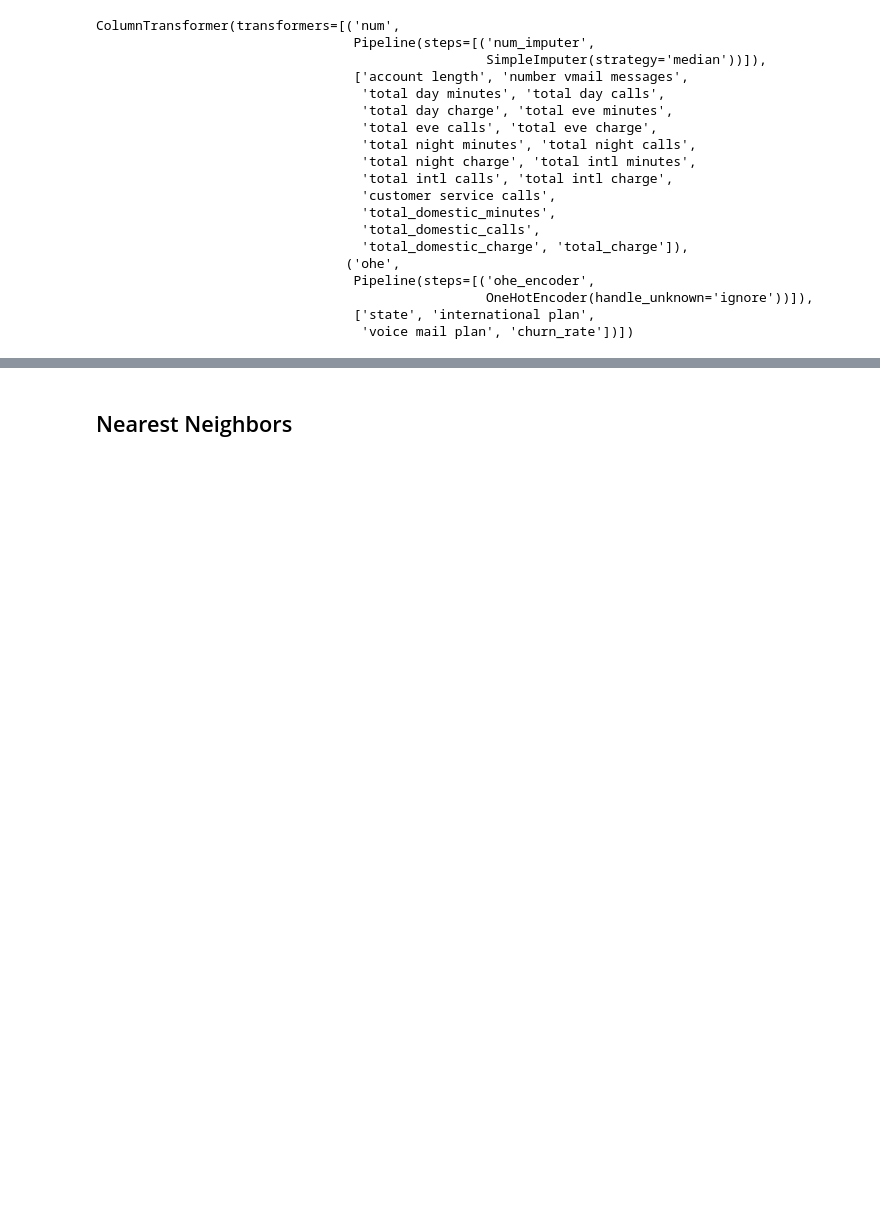
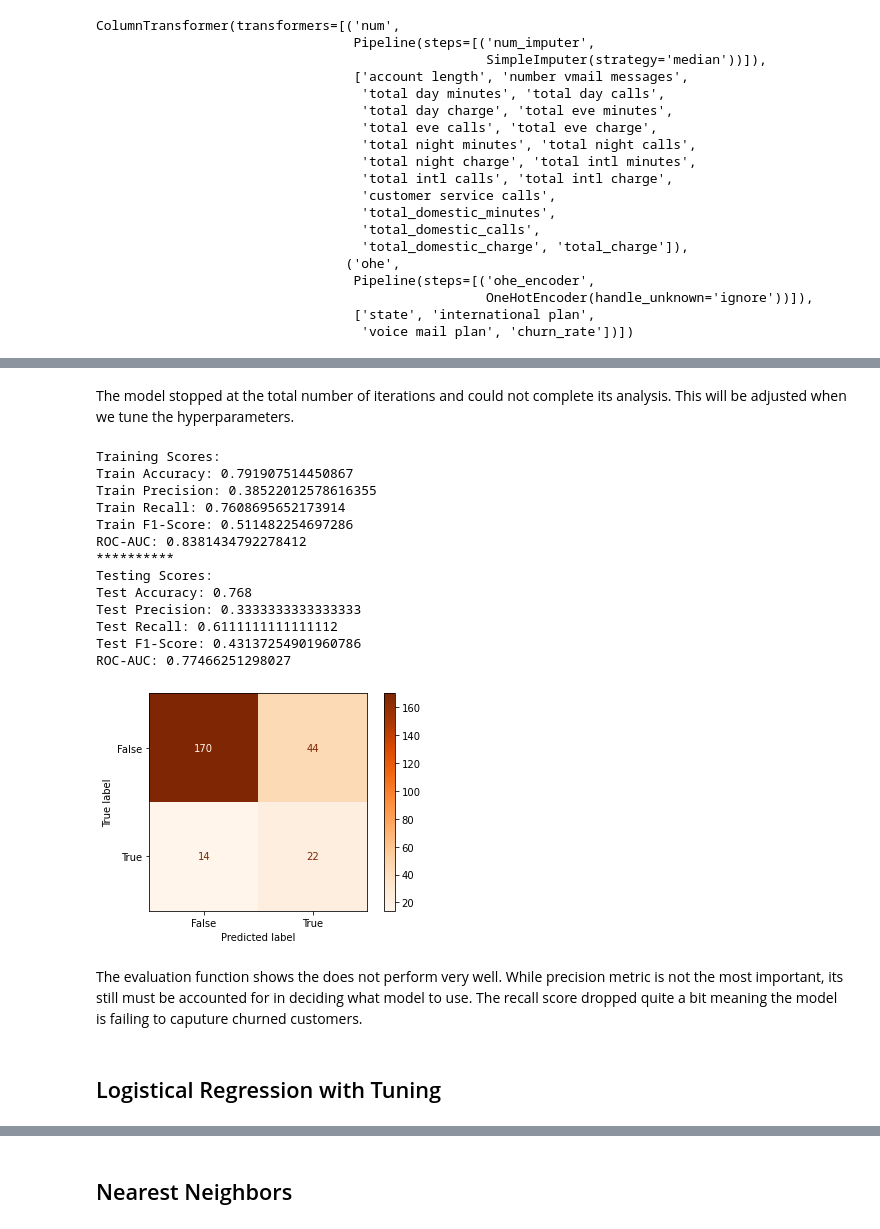
Before and after one commit to MellissaValle/CustomerChurn, a Jupyter notebook: notebooks/Dave/Modeling.ipynb, the cells around one changed output, grey strips where cells are left out. Drawn from its saved outputs; the diff is of its cells as text; code cells hidden in the pictures; blank space fills up the shorter version.

```diff
--- a/notebooks/Dave/Modeling.ipynb
+++ b/notebooks/Dave/Modeling.ipynb
@@ -389,0 +220,9 @@ ColumnTransformer(transformers=[('num',
+# %%
+#features move through the preprocessing pipeline, then we oversample to address the class imbalance,
+#then we scale the data using MaxAbsScaler because of our sparse data set, finally we run the model
+logreg = Pipeline(steps=[
+    ('preprocess', preprocess),
+    ("sampling", SMOTE(random_state=seed)),
+    ("scaler", MaxAbsScaler()),
+    ('classifier', LogisticRegression(random_state=seed))
+])
@@ -389,0 +264,23 @@ ColumnTransformer(transformers=[('num',
+# %% [markdown]
+The model stopped at the total number of iterations and could not complete its analysis. This will be adjusted when we tune the hyperparameters.
+# %%
+evaluate(logreg, X_train, X_test, y_train, y_test, roc_auc='proba')
+# %% [output]
+Training Scores:
+Train Accuracy: 0.791907514450867
+Train Precision: 0.38522012578616355
+Train Recall: 0.7608695652173914
+Train F1-Score: 0.511482254697286
+ROC-AUC: 0.8381434792278412
+**********
+Testing Scores:
+Test Accuracy: 0.768
+Test Precision: 0.3333333333333333
+Test Recall: 0.6111111111111112
+Test F1-Score: 0.43137254901960786
+ROC-AUC: 0.77466251298027
+[figure, added]
+# %% [markdown]
+The evaluation function shows the does not perform very well. While precision metric is not the most important, its still must be accounted for in deciding what model to use. The recall score dropped quite a bit meaning the model is failing to caputure churned customers.
+# %% [markdown]
+## Logistical Regression with Tuning
```
Also changed, not shown: parts of 100 cells of this notebook.
